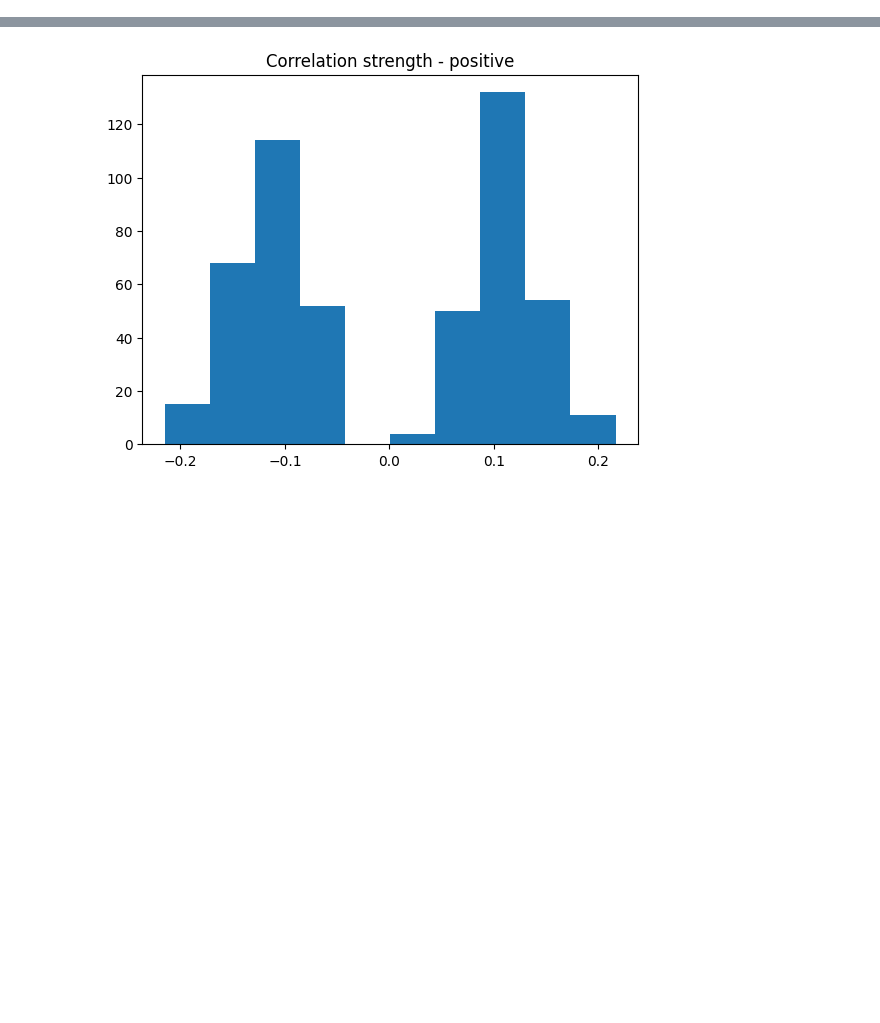
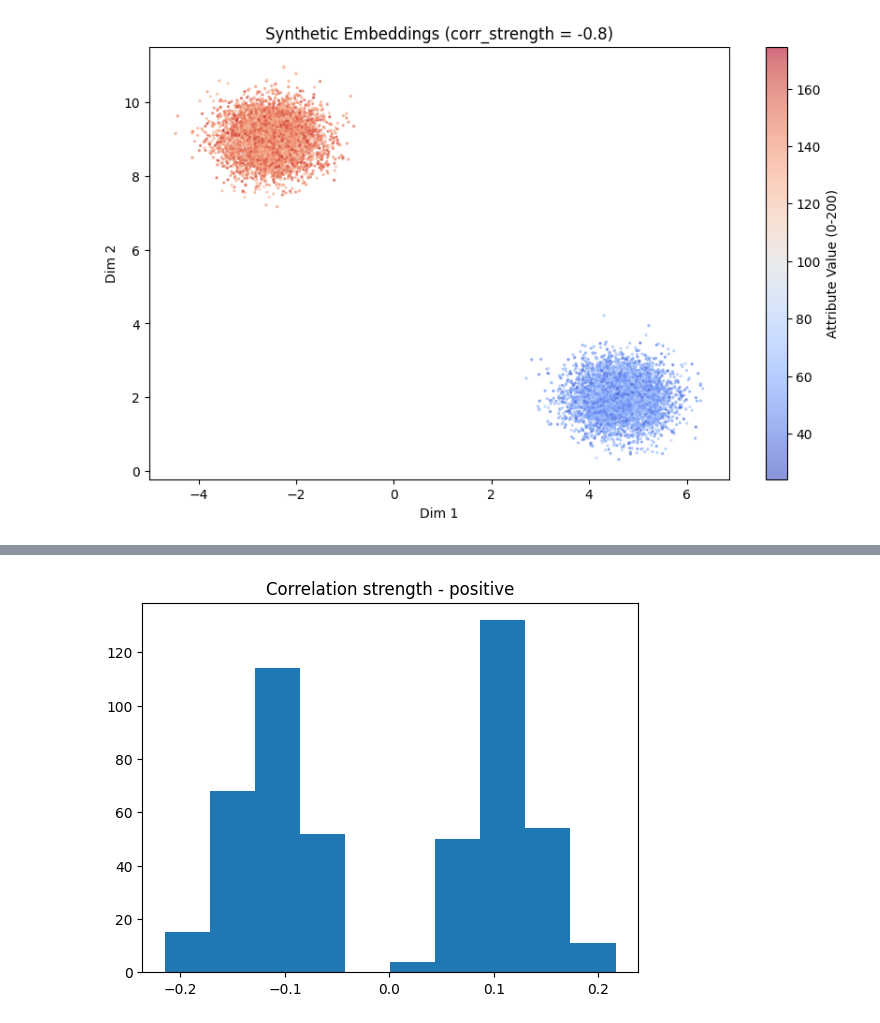
Before and after one commit to aadam19/filtered-vector-search, a Jupyter notebook: src/js_div.ipynb, the cells around one changed output, grey strips where cells are left out. Drawn from its saved outputs; the diff is of its cells as text; code cells hidden in the pictures; blank space fills up the shorter version.

```diff
--- a/src/js_div.ipynb
+++ b/src/js_div.ipynb
@@ -116,44 +116,65 @@ res_negative = experiment(corr_strength=0.1)  # inverted-ish relation
 # %%
 import numpy as np
 from sklearn.cluster import MiniBatchKMeans
+import numpy as np
+from sklearn.datasets import make_blobs
+import matplotlib.pyplot as plt
 
-def generate_kmeans_synthetic(emb, k=2, corr_strength=0.0):
+def generate_base_vectors(n=10000, centers=2, dims=2, cluster_std=0.5):
     """
-    Takes existing embeddings, runs K-Means, and generates a
-    continuous attribute (0-200) correlated with the clusters.
+    Creates n vectors clustered around 'centers' points.
     """
+    # X = the 2D coordinates (embeddings)
+    # y = the true cluster ID (we use this for the signal logic later)
+    X, _ = make_blobs(n_samples=n,
+                      centers=centers,
+                      n_features=dims,
+                      cluster_std=cluster_std,
+                      random_state=42)
+    return X
+
+# Generate 10k vectors in 2D space
+emb = generate_base_vectors(n=10000)
+
+def get_correlated_attribute(emb, corr_strength=0.0):
     n = len(emb)
+    # 1. Run K-Means to find the 2 clusters
+    kmeans = MiniBatchKMeans(n_clusters=2, random_state=42, n_init=3)
+    labels = kmeans.fit_predict(emb)
 
-    # 1. Run K-Means to find the "hidden" structure
-    kmeans = MiniBatchKMeans(n_clusters=k, random_state=42, n_init=3)
-    labels = kmeans.fit_predict(emb) # cluster IDs: 0, 1, ..., k-1
+    # 2. Logic for Correlation (-1 to 1)
+    # Base signal: Cluster 0 -> 0, Cluster 1 -> 1
+    # If negative correlation: Cluster 0 -> 1, Cluster 1 -> 0
+    if corr_strength >= 0:
+        signal = labels.astype(float)
+    else:
+        signal = 1.0 - labels.astype(float)
 
-    # Normalize labels to [0, 1] to create a base signal
-    # Cluster 0 -> 0.0, Cluster (k-1) -> 1.0
-    cluster_signal = labels / (k - 1) if k > 1 else np.zeros(n)
+    # 3. Map to 0-200 range with noise
+    abs_corr = abs(corr_strength)
 
-    # 2. Handle Correlation Direction (-1 to 1)
-    # If negative, we flip the signal (1.0 becomes 0.0)
-    if corr_strength < 0:
-        base_val = 1.0 - cluster_signal
-    else:
-        base_val = cluster_signal
+    # Target values (e.g., 50 vs 150)
+    target_signal = 50 + (signal * 100)
 
-    # 3. Scale to 0-200 and Mix with Noise
-    # Target signal centered at ~50 (low) and ~150 (high)
-    target_signal = 50 + (base_val * 100)
-
-    # Random uniform noise across the full range
+    # Uniform noise across the whole spectrum
     random_noise = np.random.uniform(0, 200, n)
 
-    # Mix based on magnitude of corr_strength
-    abs_corr = abs(corr_strength)
+    # Final blend
     attr = (abs_corr * target_signal) + ((1 - abs_corr) * random_noise)
 
-    # Add a little jitter so it's not perfectly flat within a cluster
+    # Add a tiny bit of Gaussian jitter (std dev of 5)
     attr += np.random.randn(n) * 5
 
     return np.clip(attr, 0, 200)
 
-# Usage:
-# attr = generate_kmeans_synthetic(emb, k=2, corr_strength=0.8)
+attr = get_correlated_attribute(emb, corr_strength=-0.8)
+
+plt.figure(figsize=(10, 6))
+plt.scatter(emb[:, 0], emb[:, 1], c=attr, cmap='coolwarm', s=2, alpha=0.6)
+plt.colorbar(label="Attribute Value (0-200)")
+plt.title(f"Synthetic Embeddings (corr_strength = -0.8)")
+plt.xlabel("Dim 1")
+plt.ylabel("Dim 2")
+plt.show()
+# %% [output]
+[figure, added]
```
Also changed, not shown: parts of 2 cells of this notebook, 3 other files.
